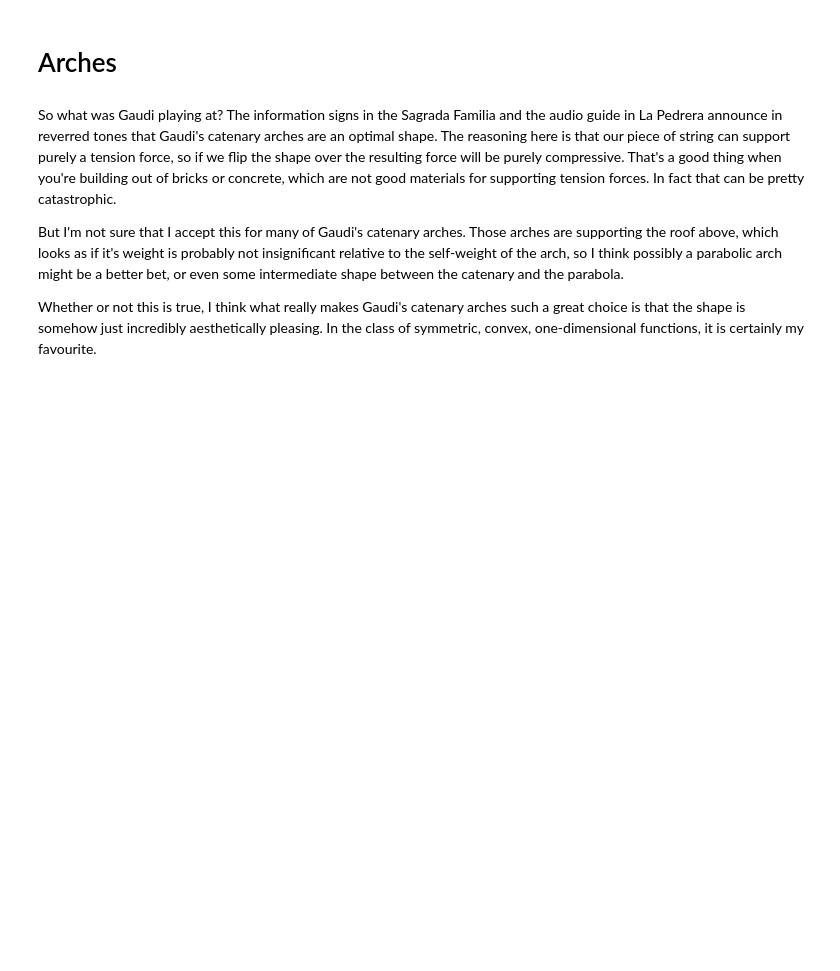
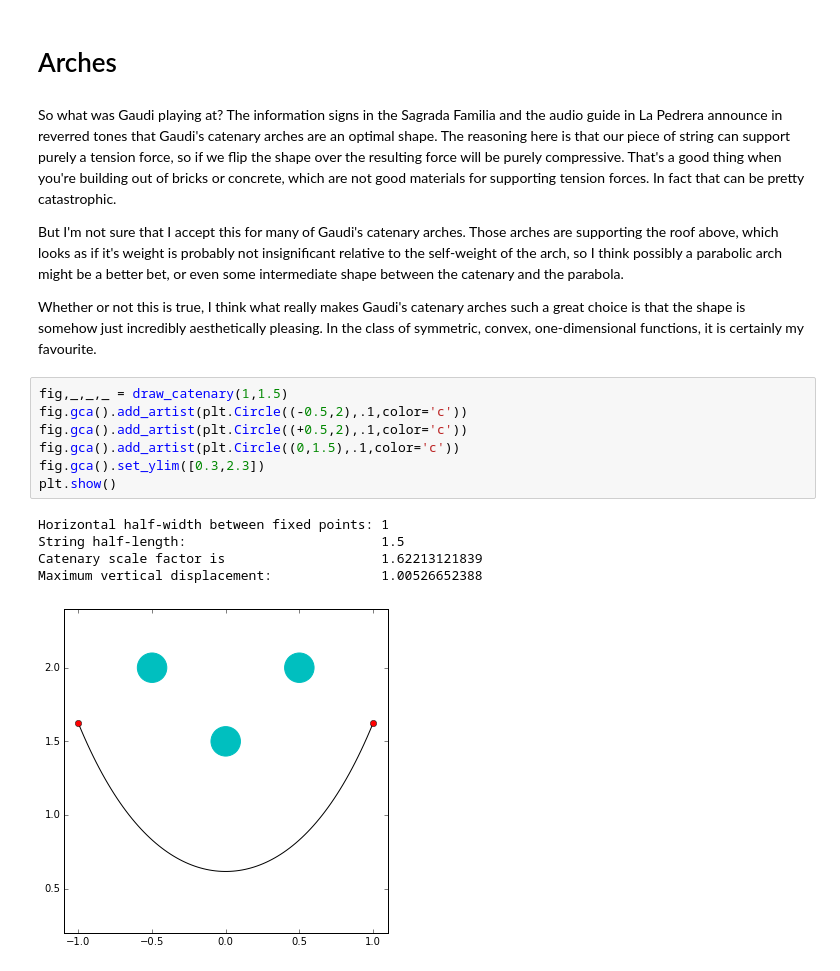
Before and after one commit to drpeteb/catenaries, a Jupyter notebook: Catenaries.ipynb, the cells around one changed output. Drawn from its saved outputs; the diff is of its cells as text; blank space fills up the shorter version.

```diff
--- a/Catenaries.ipynb
+++ b/Catenaries.ipynb
@@ -526,3 +526,16 @@ So what was Gaudi playing at? The information signs in the Sagrada Familia and t
 But I'm not sure that I accept this for many of Gaudi's catenary arches. Those arches are supporting the roof above, which looks as if it's weight is probably not insignificant relative to the self-weight of the arch, so I think possibly a parabolic arch might be a better bet, or even some intermediate shape between the catenary and the parabola.
 
 Whether or not this is true, I think what really makes Gaudi's catenary arches such a great choice is that the shape is somehow just incredibly aesthetically pleasing. In the class of symmetric, convex, one-dimensional functions, it is certainly my favourite.
+# %%
+fig,_,_,_ = draw_catenary(1,1.5)
+fig.gca().add_artist(plt.Circle((-0.5,2),.1,color='c'))
+fig.gca().add_artist(plt.Circle((+0.5,2),.1,color='c'))
+fig.gca().add_artist(plt.Circle((0,1.5),.1,color='c'))
+fig.gca().set_ylim([0.3,2.3])
+plt.show()
+# %% [output]
+Horizontal half-width between fixed points: 1
+String half-length:                         1.5
+Catenary scale factor is                    1.62213121839
+Maximum vertical displacement:              1.00526652388
+[figure, added]
```
Also changed, not shown: parts of 2 cells of this notebook.
